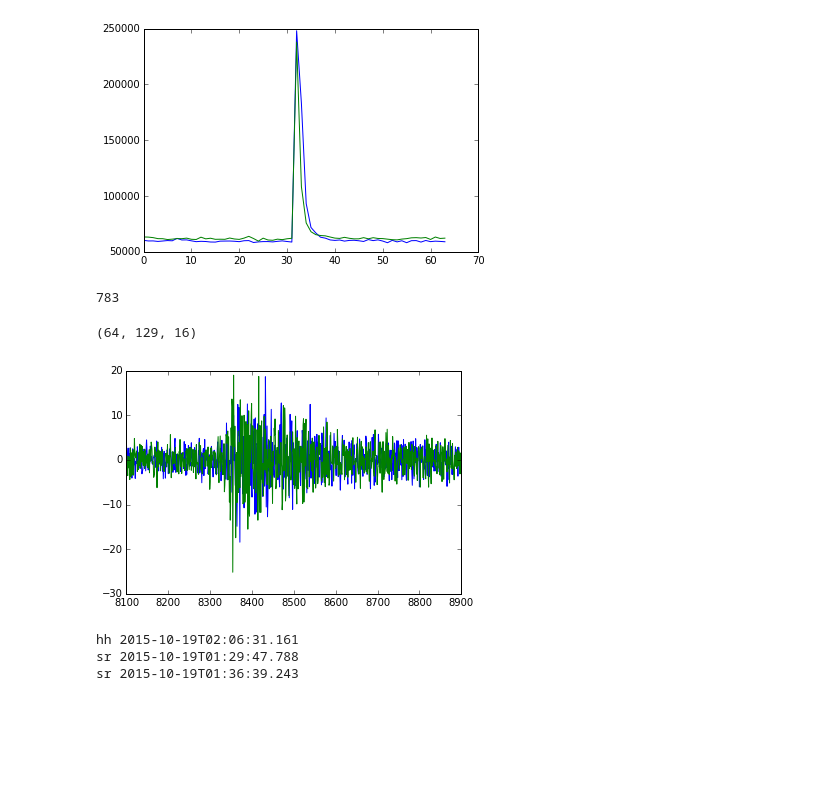
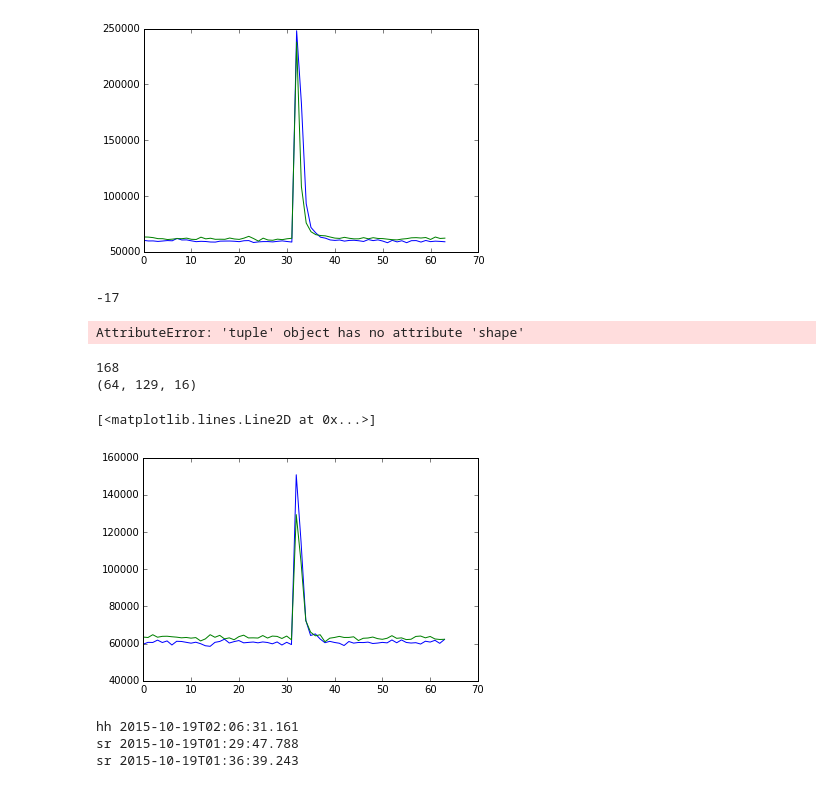
Before and after one commit to xiaozhengxu/scint_analysis, a Jupyter notebook: EVN_crab/phasing/EVNPhasing.ipynb, the cells around one changed output. Cells and saved outputs as stored; diff of their text form; code cells hidden in the pictures; blank space fills up the shorter version.

Commit message:
fixed adding pulses

```diff
--- a/EVN_crab/phasing/EVNPhasing.ipynb
+++ b/EVN_crab/phasing/EVNPhasing.ipynb
@@ -130,27 +130,44 @@ def shift_pulse(basetel,tele,t_gp):
         if exists('/mnt/raid-cita/ramain/EVN-GPs/SN5/PulseBaseband-SN5/GP%s/p%s.npy' % (basetel,t_gp)):
             p1 = np.load('/mnt/raid-cita/ramain/EVN-GPs/SN5/PulseBaseband-SN5/GP%s/p%s.npy' % (basetel,t_gp))
             p2 = np.load('/mnt/raid-cita/ramain/EVN-GPs/SN5/PulseBaseband-SN5/GP%s/p%s.npy' % (tele,t_gp))
-            p1d = dechannelize(p1)
-            p2d = dechannelize(p2)
-            plt.plot(p2d[:,1])
-            plt.plot(p1d[:,1])
-            plt.xlim(8100,8900)
-            ftcorr = (np.fft.rfft(p1d[8100:8900,:],axis=0) * np.conj(np.fft.rfft(p2d[8100:8900,:], axis=0))) #8100 to 8500 is where the pulse is
-#             ftcorr = (np.fft.rfft(p1d,axis=0) * np.conj(np.fft.rfft(p2d, axis=0)))
+            p1d = dechannelize(p1[30:35])
+            p2d = dechannelize(p2[30:35])
+            #plt.plot(abs(p1).sum(1).sum(1))
+            #plt.plot(abs(p2).sum(1).sum(1))
+            #plt.plot(p2d[:,1])
+            #plt.plot(p1d[:,1])
+            #plt.xlim(8100,8900)
+#            ftcorr = (np.fft.rfft(p1d[8100:8900,:],axis=0) * np.conj(np.fft.rfft(p2d[8100:8900,:], axis=0))) #8100 to 8500 is where the pulse is
+            ftcorr = (np.fft.rfft(p1d,axis=0) * np.conj(np.fft.rfft(p2d, axis=0)))
             corr = np.fft.irfft(ftcorr, axis=0)
-            sampdelay = np.argmax(abs(corr).sum(-1))
+            if (corr.shape[0] - np.argmax(abs(corr).sum(-1))) < np.argmax(abs(corr).sum(-1)):
+                sampdelay = -(corr.shape[0] - np.argmax(abs(corr).sum(-1)))
+            else:
+                sampdelay = np.argmax(abs(corr).sum(-1))
+            #plt.plot(abs(corr).sum(-1))
             print sampdelay
-            p2d = np.roll(p2d, sampdelay, axis=0)
+            p2d = np.roll(dechannelize(p2), sampdelay, axis=0)
             p2 = channelize_ts(p2d, nchan)
             np.save('/mnt/raid-cita/xzxu/GPs/GP{}/p{}.npy'.format(tele,t_gp),p2)
-            return p2
+            return p1, p2
 
 o = shift_pulse('ef','o8',time_string2)
 o.shape
 # %% [output]
-783
+-17
-(64, 129, 16)
+AttributeError: 'tuple' object has no attribute 'shape'
-[figure, removed]
+# %%
+p1, p2 = shift_pulse('ef', 'wb', time_string2)
+
+print p1.shape
+
+plt.plot(abs(p1).sum(-1).sum(-1))
+plt.plot(abs(p2).sum(-1).sum(-1))
+# %% [output]
+168
+(64, 129, 16)
+[<matplotlib.lines.Line2D at 0x...>]
+[figure, added]
 # %%
 nchan = 128
 for main_tgp in mainpulses:
```
